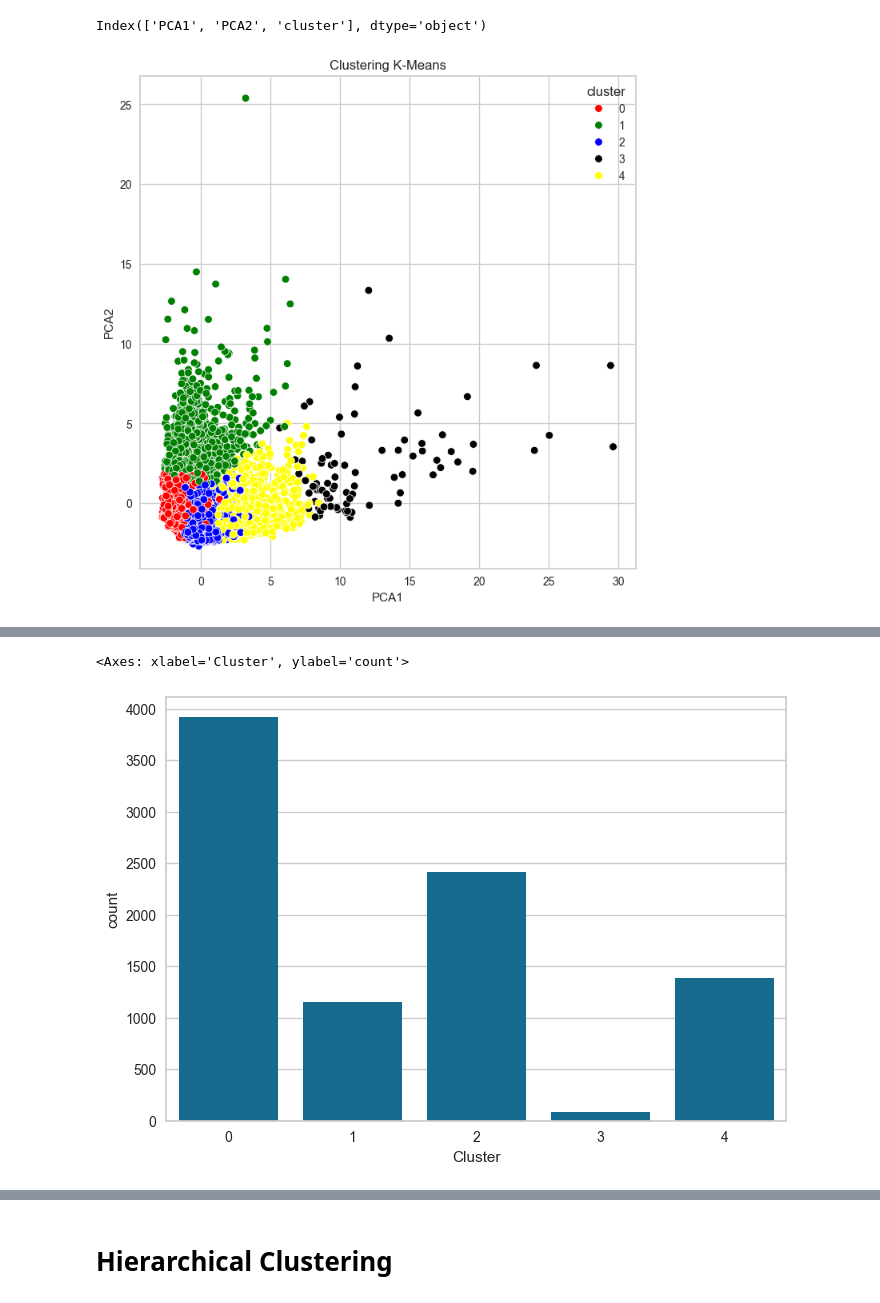
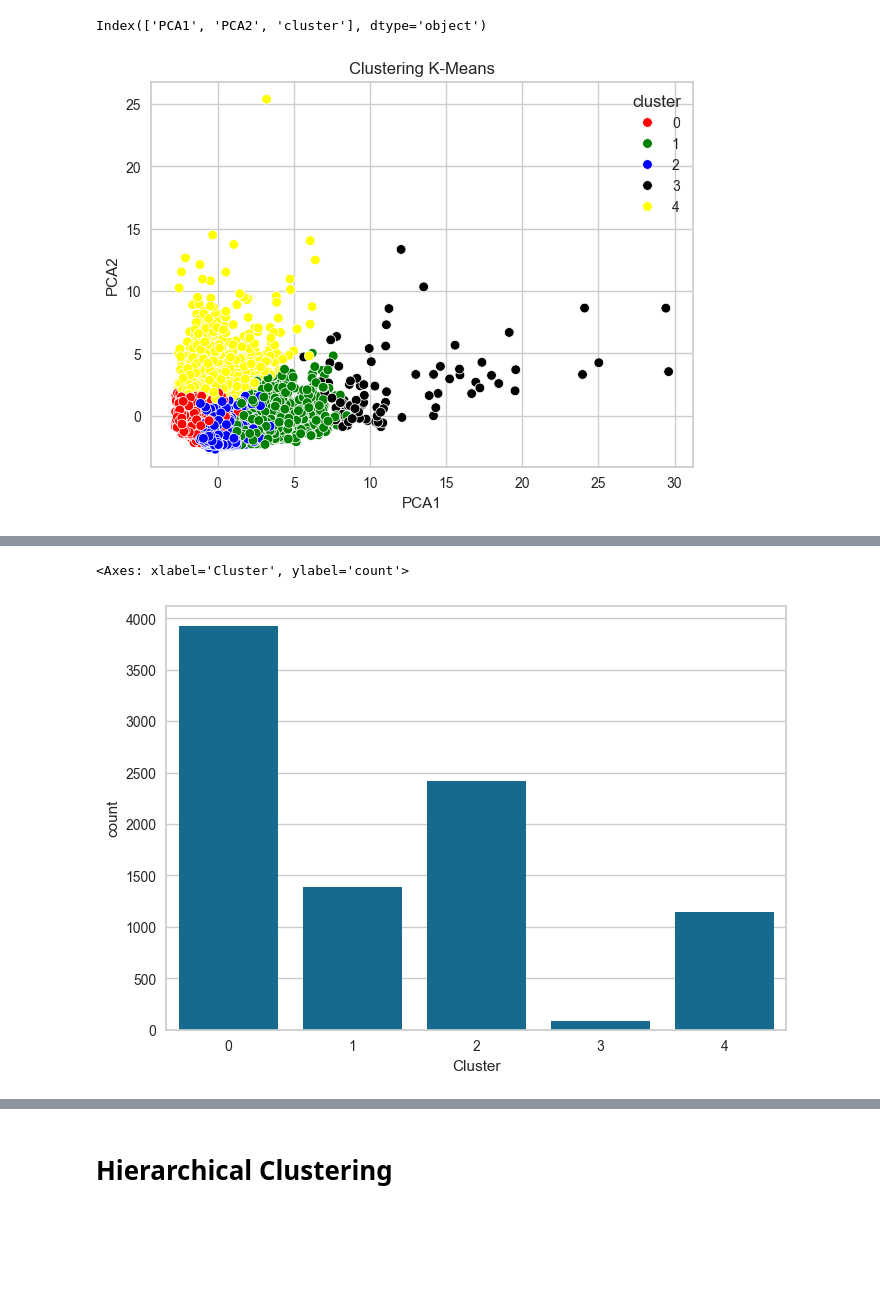
Before and after one commit to Elsande/unsupervised, a Jupyter notebook: unsupervised.ipynb, the cells around one changed output, grey strips where cells are left out. Saved outputs shown, nothing was run; the diff lists cells and outputs as text; code cells hidden in the pictures; blank space fills up the shorter version.

```diff
--- a/unsupervised.ipynb
+++ b/unsupervised.ipynb
@@ -217,18 +217,18 @@ plt.show()
 # %%
-kmeans_model=KMeans(n_clusters=5)
-kmeans_model.fit_predict(scaled_df)
+kmeans_model=KMeans(n_clusters = 5, random_state=1)
+kmeans_model.fit(scaled_df)
 df_pca_kmeans= pd.concat([df_pca,pd.DataFrame({'cluster':kmeans_model.labels_})],axis=1)
 # %%
 print(df_pca_kmeans.columns)
 # %% [output]
 Index(['PCA1', 'PCA2', 'cluster'], dtype='object')
 # %%
-plt.figure(figsize=(8,8))
+plt.figure(figsize=(7,5))
 ax=sns.scatterplot(x = "PCA1", y = "PCA2", hue = "cluster" , data = df_pca_kmeans,palette = ['red','green','blue','black','yellow'])
 plt.title("Clustering K-Means")
 plt.show()
 # %% [output]
-[figure, old version]
+[figure, new version]
 # %%
 cluster_centers = pd.DataFrame(data = model.cluster_centers_, columns = [df.columns])
 cluster_centers
@@ -289,7 +289,7 @@ cluster_df
 sns.countplot(x='Cluster', data=cluster_df)
 # %% [output]
 <Axes: xlabel='Cluster', ylabel='count'>
-[figure, old version]
+[figure, new version]
 # %%
 for c in cluster_df:
   grid = sns.FacetGrid(cluster_df, col='Cluster')
```
Also changed, not shown: parts of 6 cells of this notebook.
